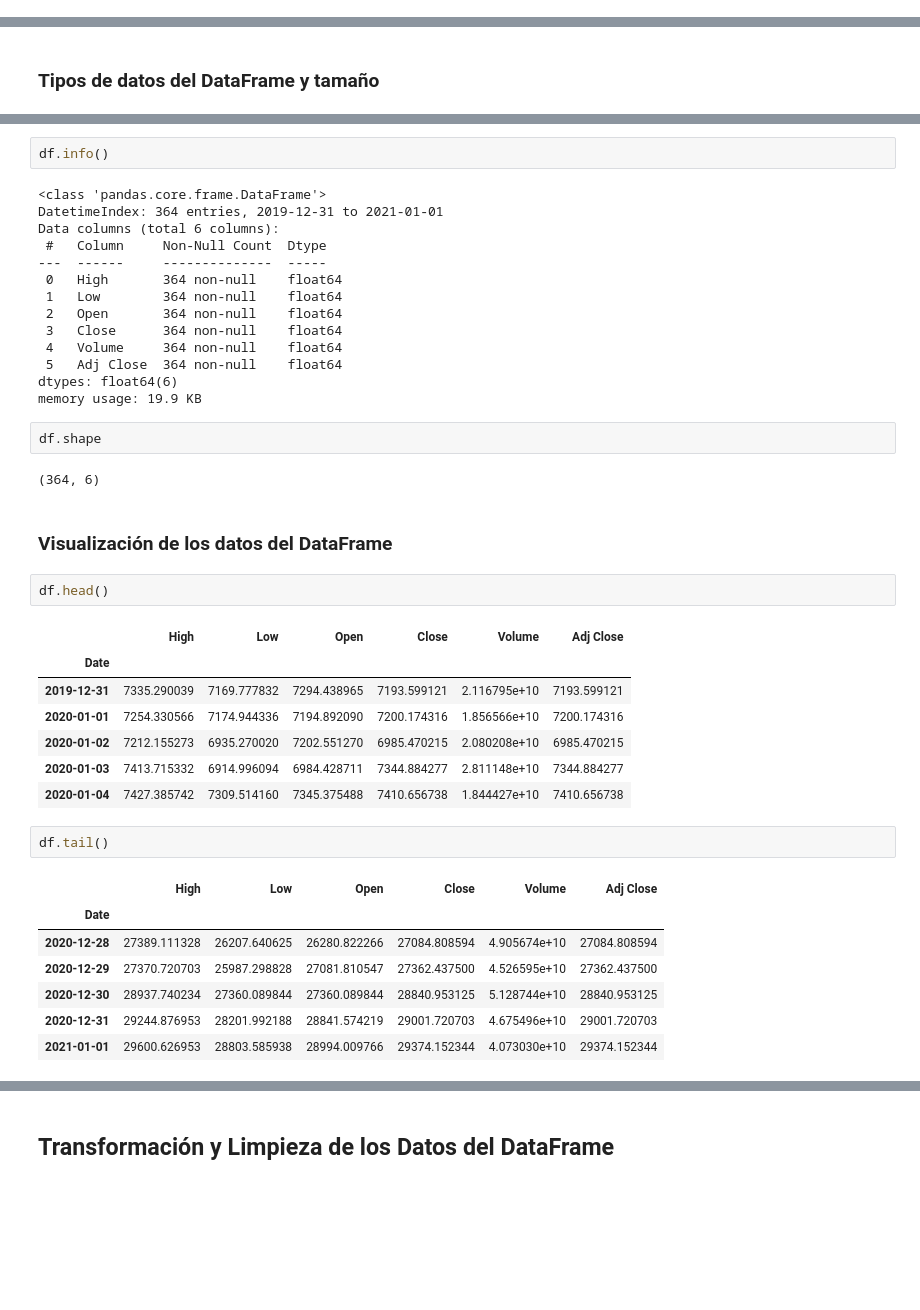
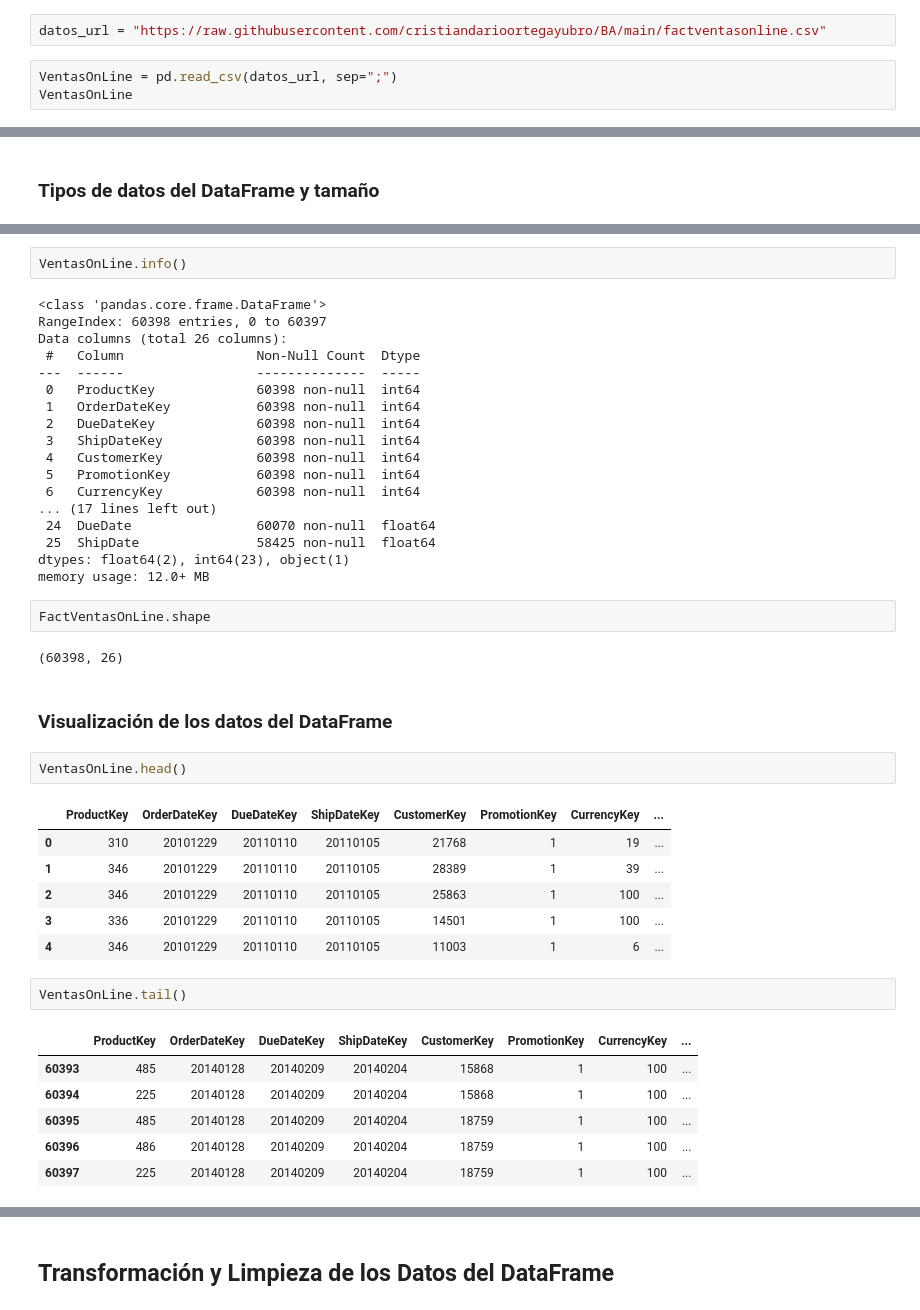
Before and after one commit to cristiandarioortegayubro/BA, a Jupyter notebook: BA_Pandas_01.ipynb, the cells around one changed output, grey strips where cells are left out. Cells and saved outputs as stored; diff of their text form; blank space fills up the shorter version.

```diff
--- a/BA_Pandas_01.ipynb
+++ b/BA_Pandas_01.ipynb
@@ -27,0 +15,5 @@ df.head()
+# %%
+datos_url = "https://raw.githubusercontent.com/cristiandarioortegayubro/BA/main/factventasonline.csv"
+# %%
+VentasOnLine = pd.read_csv(datos_url, sep=";")
+VentasOnLine
@@ -39,44 +55,46 @@ Adj Close    float64
 dtype: object
 # %%
-df.info()
+VentasOnLine.info()
 # %% [output]
 <class 'pandas.core.frame.DataFrame'>
-DatetimeIndex: 364 entries, 2019-12-31 to 2021-01-01
-Data columns (total 6 columns):
- #   Column     Non-Null Count  Dtype
----  ------     --------------  -----
- 0   High       364 non-null    float64
- 1   Low        364 non-null    float64
- 2   Open       364 non-null    float64
- 3   Close      364 non-null    float64
- 4   Volume     364 non-null    float64
- 5   Adj Close  364 non-null    float64
-dtypes: float64(6)
-memory usage: 19.9 KB
+RangeIndex: 60398 entries, 0 to 60397
+Data columns (total 26 columns):
+ #   Column                 Non-Null Count  Dtype
+---  ------                 --------------  -----
+ 0   ProductKey             60398 non-null  int64
+ 1   OrderDateKey           60398 non-null  int64
+ 2   DueDateKey             60398 non-null  int64
+ 3   ShipDateKey            60398 non-null  int64
+ 4   CustomerKey            60398 non-null  int64
+ 5   PromotionKey           60398 non-null  int64
+ 6   CurrencyKey            60398 non-null  int64
+... (17 lines left out)
+ 24  DueDate                60070 non-null  float64
+ 25  ShipDate               58425 non-null  float64
+dtypes: float64(2), int64(23), object(1)
+memory usage: 12.0+ MB
 # %%
-df.shape
+FactVentasOnLine.shape
 # %% [output]
-(364, 6)
+(60398, 26)
 # %% [markdown]
 ### Visualización de los datos del DataFrame
 # %%
-df.head()
+VentasOnLine.head()
 # %% [output]
-|  | High | Low | Open | Close | Volume | Adj Close |
-| Date |  |  |  |  |  |  |
-| 2019-12-31 | 7335.290039 | 7169.777832 | 7294.438965 | 7193.599121 | 2.116795e+10 | 7193.599121 |
-| 2020-01-01 | 7254.330566 | 7174.944336 | 7194.892090 | 7200.174316 | 1.856566e+10 | 7200.174316 |
-| 2020-01-02 | 7212.155273 | 6935.270020 | 7202.551270 | 6985.470215 | 2.080208e+10 | 6985.470215 |
-| 2020-01-03 | 7413.715332 | 6914.996094 | 6984.428711 | 7344.884277 | 2.811148e+10 | 7344.884277 |
-| 2020-01-04 | 7427.385742 | 7309.514160 | 7345.375488 | 7410.656738 | 1.844427e+10 | 7410.656738 |
+|  | ProductKey | OrderDateKey | DueDateKey | ShipDateKey | CustomerKey | PromotionKey | CurrencyKey | ... |
+| 0 | 310 | 20101229 | 20110110 | 20110105 | 21768 | 1 | 19 | ... |
+| 1 | 346 | 20101229 | 20110110 | 20110105 | 28389 | 1 | 39 | ... |
+| 2 | 346 | 20101229 | 20110110 | 20110105 | 25863 | 1 | 100 | ... |
+| 3 | 336 | 20101229 | 20110110 | 20110105 | 14501 | 1 | 100 | ... |
+| 4 | 346 | 20101229 | 20110110 | 20110105 | 11003 | 1 | 6 | ... |
 # %%
-df.tail()
+VentasOnLine.tail()
 # %% [output]
-|  | High | Low | Open | Close | Volume | Adj Close |
-| Date |  |  |  |  |  |  |
-| 2020-12-28 | 27389.111328 | 26207.640625 | 26280.822266 | 27084.808594 | 4.905674e+10 | 27084.808594 |
-| 2020-12-29 | 27370.720703 | 25987.298828 | 27081.810547 | 27362.437500 | 4.526595e+10 | 27362.437500 |
-| 2020-12-30 | 28937.740234 | 27360.089844 | 27360.089844 | 28840.953125 | 5.128744e+10 | 28840.953125 |
-| 2020-12-31 | 29244.876953 | 28201.992188 | 28841.574219 | 29001.720703 | 4.675496e+10 | 29001.720703 |
-| 2021-01-01 | 29600.626953 | 28803.585938 | 28994.009766 | 29374.152344 | 4.073030e+10 | 29374.152344 |
+|  | ProductKey | OrderDateKey | DueDateKey | ShipDateKey | CustomerKey | PromotionKey | CurrencyKey | ... |
+| 60393 | 485 | 20140128 | 20140209 | 20140204 | 15868 | 1 | 100 | ... |
+| 60394 | 225 | 20140128 | 20140209 | 20140204 | 15868 | 1 | 100 | ... |
+| 60395 | 485 | 20140128 | 20140209 | 20140204 | 18759 | 1 | 100 | ... |
+| 60396 | 486 | 20140128 | 20140209 | 20140204 | 18759 | 1 | 100 | ... |
+| 60397 | 225 | 20140128 | 20140209 | 20140204 | 18759 | 1 | 100 | ... |
 # %%
```
Also changed, not shown: parts of 11 cells of this notebook.
